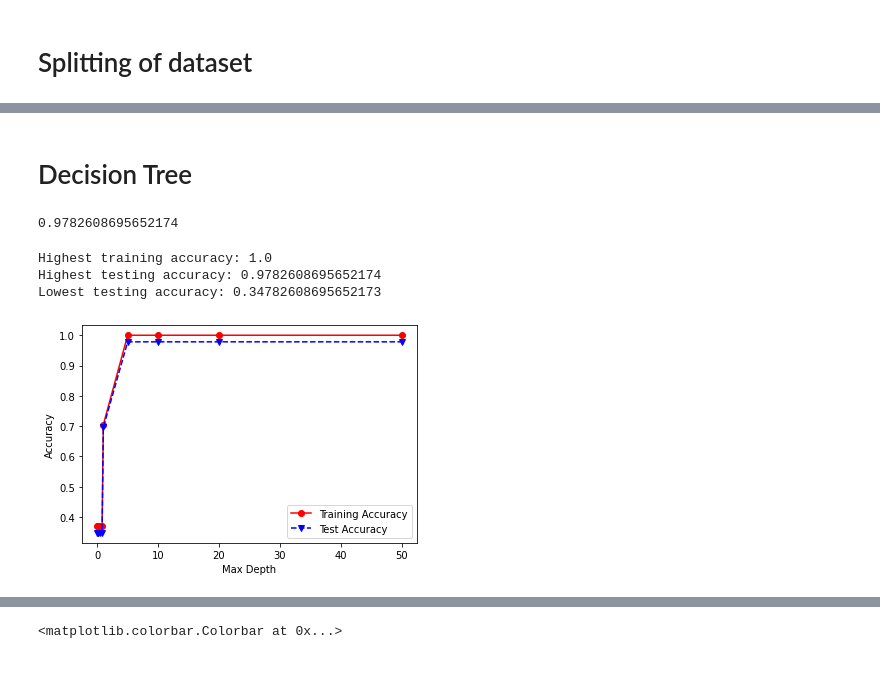
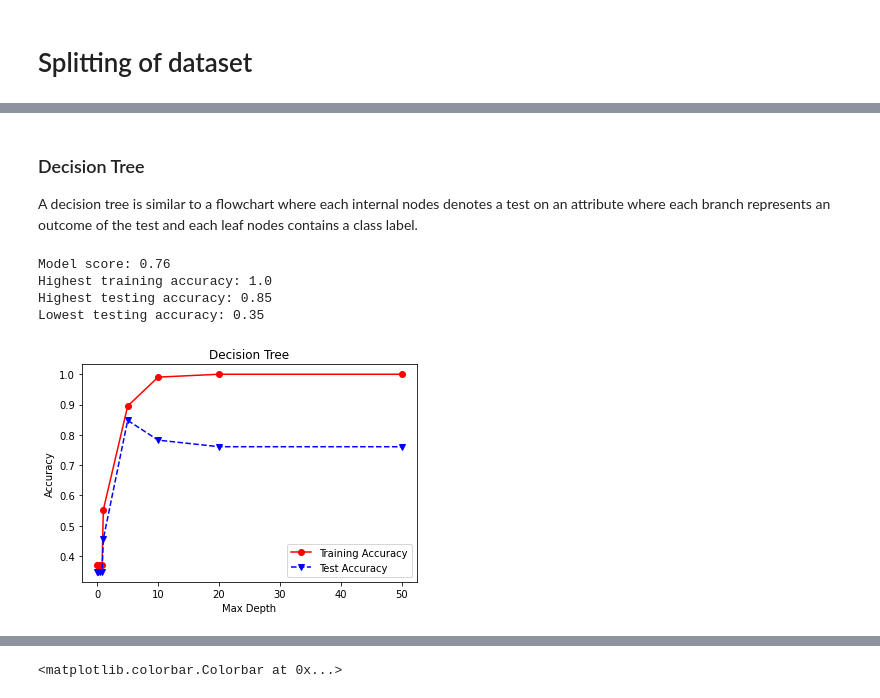
Before and after one commit to goldslime123/csc3005-DA, a Jupyter notebook: MeterD.ipynb, the cells around one changed output, grey strips where cells are left out. Saved outputs shown, nothing was run; the diff lists cells and outputs as text; code cells hidden in the pictures; blank space fills up the shorter version.

```diff
--- a/MeterD.ipynb
+++ b/MeterD.ipynb
@@ -925,9 +964,9 @@ SVMtestAcc = []
 
 for param in C:
     clf5 = SVC(C=param,kernel='rbf',gamma='auto',random_state=0)
-    clf5.fit(x_train, y_train)
-    Y_predTrain = clf5.predict(x_train)
-    Y_predTest = clf5.predict(x_test)
+    clf5.fit(X_train, y_train)
+    Y_predTrain = clf5.predict(X_train)
+    Y_predTest = clf5.predict(X_test)
     SVMtrainAcc.append(accuracy_score(y_train, Y_predTrain))
     SVMtestAcc.append(accuracy_score(y_test, Y_predTest))
 
@@ -936,7 +975,10 @@ plt.legend(['Training Accuracy','Test Accuracy'])
 plt.xlabel('C')
 plt.xscale('log')
 plt.ylabel('Accuracy')
-print("Highest training accuracy:", max(SVMtestAcc))
-print("Highest testing accuracy:", max(SVMtestAcc))
-print("Lowest testing accuracy:", min(SVMtestAcc))
+plt.title('Non Linear Support Vector Machine ')
+
+print (f"Model score: {round(clf5.score(X_test, y_test),2)}")
+print("Highest training accuracy:", round(max(SVMtestAcc),2))
+print("Highest testing accuracy:", round(max(SVMtestAcc),2))
+print("Lowest testing accuracy:", round(min(SVMtestAcc),2))
 # %% [output]
@@ -947,41 +990,38 @@ Lowest testing accuracy: 0.34782608695652173
-# %% [markdown]
-# Decision Tree
-# %%
-from sklearn.tree import DecisionTreeClassifier
-
-x_train, x_test, y_train, y_test = train_test_split(X_scaled, y, test_size = 0.3, random_state=0)
-
-clf7 = DecisionTreeClassifier(max_depth=10)
-clf7.fit(x_train, y_train)
-
-clf7.score(x_test, y_test)
-# %% [output]
-0.9782608695652174
+# %% [markdown]
+### Decision Tree
+A decision tree is similar to a flowchart where each internal nodes denotes a test on an attribute where each branch represents an outcome of the test and each leaf nodes contains a class label.
 # %%
+from sklearn.tree import DecisionTreeClassifier
+
+clf7 = DecisionTreeClassifier(max_depth=10)
 maxdepth = [1,2,3,4,6,8,10,15,18,20,30,40]
 dt_trainAcc = []
 dt_testAcc = []
 
 for param in C:
     clf7=DecisionTreeClassifier(max_depth=param, random_state=0)
-    clf7.fit(x_train, y_train)
-    Y_predTrain = clf7.predict(x_train)
-    Y_predTest = clf7.predict(x_test)
+    clf7.fit(X_train, y_train)
+    Y_predTrain = clf7.predict(X_train)
+    Y_predTest = clf7.predict(X_test)
     dt_trainAcc.append(accuracy_score(y_train, Y_predTrain))
     dt_testAcc.append(accuracy_score(y_test, Y_predTest))
 
 plt.plot(C, dt_trainAcc, 'ro-', C, dt_testAcc,'bv--')
 plt.legend(['Training Accuracy','Test Accuracy'])
 plt.xlabel('Max Depth')
 plt.ylabel('Accuracy')
-print("Highest training accuracy:", max(dt_trainAcc))
-print("Highest testing accuracy:", max(dt_testAcc))
-print("Lowest testing accuracy:", min(dt_testAcc))
+
+plt.title('Decision Tree')
+print (f"Model score: {round(clf7.score(X_test, y_test),2)}")
+print("Highest training accuracy:", round(max(dt_trainAcc),2))
+print("Highest testing accuracy:", round(max(dt_testAcc),2))
+print("Lowest testing accuracy:", round(min(dt_testAcc),2))
 # %% [output]
+Model score: 0.76
 Highest training accuracy: 1.0
-Highest testing accuracy: 0.9782608695652174
-Lowest testing accuracy: 0.34782608695652173
+Highest testing accuracy: 0.85
+Lowest testing accuracy: 0.35
-[figure, old version]
+[figure, new version]
 # %%
 from sklearn import tree
 Y = df_median_meterD['Class']
```
Also changed, not shown: parts of 50 cells of this notebook, 5 other files.
